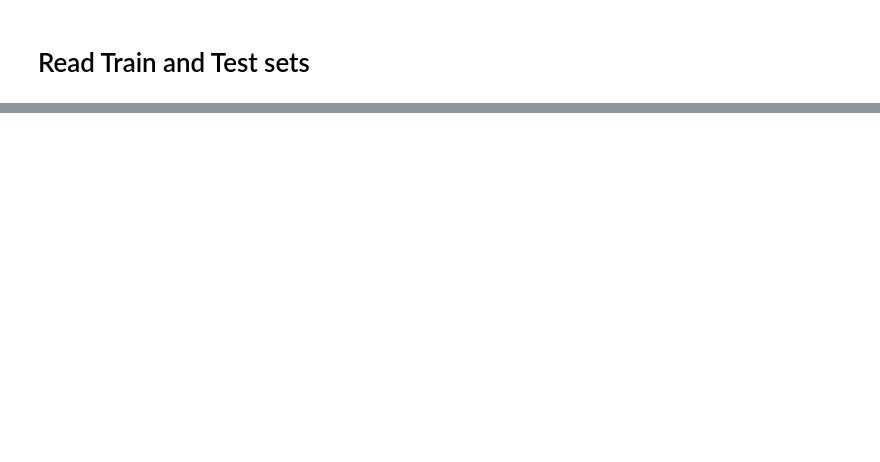
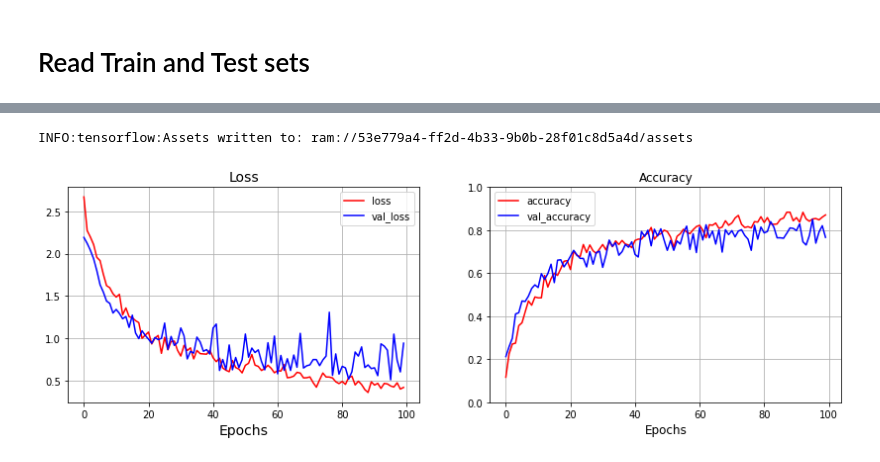
Before and after one commit to noambassat/GemStone-Classifier, a Jupyter notebook: Modeling.ipynb, the cells around one changed output, grey strips where cells are left out. Cells and saved outputs as stored; diff of their text form; code cells hidden in the pictures; blank space fills up the shorter version.

```diff
--- a/Modeling.ipynb
+++ b/Modeling.ipynb
@@ -59,0 +51,19 @@ Found 2871 images belonging to 81 classes.
+# %%
+def plot_perfomance(history_num):
+    plt.figure(figsize=(14,4))
+    plt.subplot(1,2,1)
+    plt.plot(history_num.history['loss'],'r')
+    plt.plot(history_num.history['val_loss'],'b')
+    plt.title('Loss',fontsize=14)
+    plt.xlabel('Epochs',fontsize=14)
+    plt.legend(('loss','val_loss'))
+    plt.grid()
+
+    plt.subplot(1,2,2)
+    plt.plot(history_num.history['accuracy'],'r')
+    plt.plot(history_num.history['val_accuracy'],'b')
+    plt.ylim([0, 1])
+    plt.legend(('accuracy','val_accuracy'))
+    plt.title('Accuracy',fontsize=12)
+    plt.xlabel('Epochs',fontsize=12)
+    plt.grid()
@@ -59,0 +144,9 @@ Found 2871 images belonging to 81 classes.
+# %%
+
+history = model.fit_generator(
+    train_generator,
+    steps_per_epoch=30,
+    epochs=100,
+    validation_data=validation_generator,
+    validation_steps=30)
+model.save_weights('weights.h5')
@@ -59,0 +179,8 @@ Found 2871 images belonging to 81 classes.
+# %%
+torch.save(model.save, 'drive/MyDrive/Splited_Data_Sample/model_sab.pth')
+# %% [output]
+INFO:tensorflow:Assets written to: ram://53e779a4-ff2d-4b33-9b0b-28f01c8d5a4d/assets
+# %%
+plot_perfomance(history)
+# %% [output]
+[figure, added]
```
Also changed, not shown: parts of 11 cells of this notebook, 1 other file.
